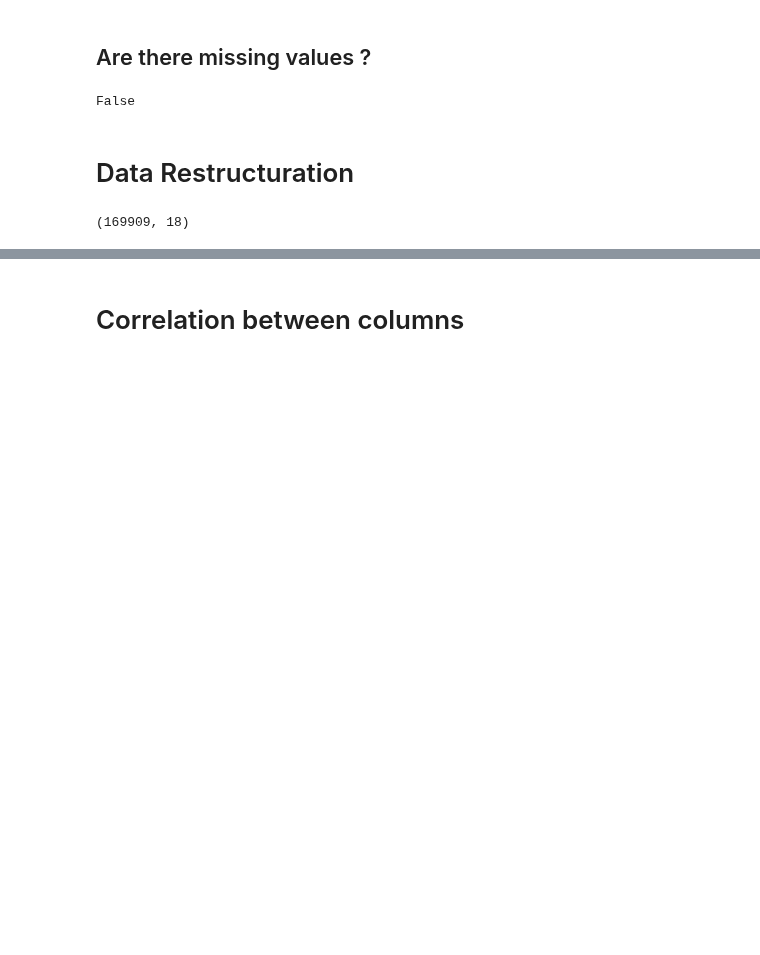
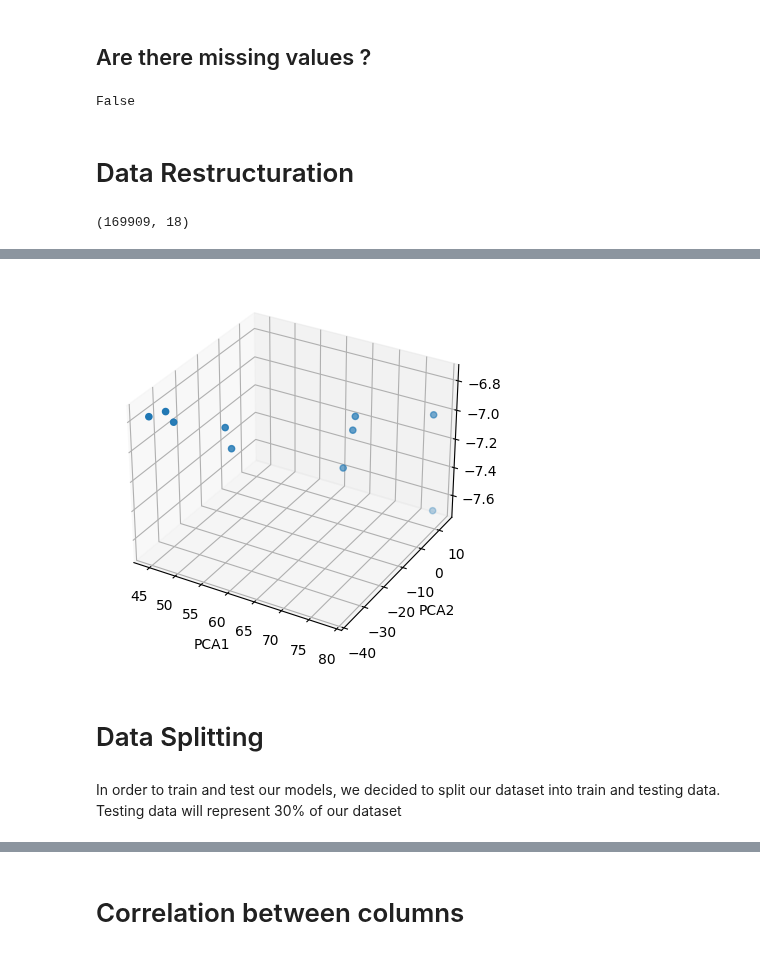
Before and after one commit to Manuela-AYO/DAProject2022, a Jupyter notebook: spotifyAnalysis.ipynb, the cells around one changed output, grey strips where cells are left out. Saved outputs shown, nothing was run; the diff lists cells and outputs as text; code cells hidden in the pictures; blank space fills up the shorter version.

```diff
--- a/spotifyAnalysis.ipynb
+++ b/spotifyAnalysis.ipynb
@@ -78,0 +182,14 @@ new_df.shape
+# %%
+from mpl_toolkits.mplot3d import Axes3D
+fig = plt.figure()
+ax = fig.add_subplot(111, projection="3d")
+ax.scatter(pca_model[:10, 0], pca_model[:10, 1], pca_model[:10, 2])
+ax.set_xlabel("PCA1")
+ax.set_ylabel("PCA2")
+plt.show()
+# %% [output]
+[figure, added]
+# %% [markdown]
+# Data Splitting
+# %% [markdown]
+In order to train and test our models, we decided to split our dataset into train and testing data. Testing data will represent 30% of our dataset
```
Also changed, not shown: parts of 23 cells of this notebook.
